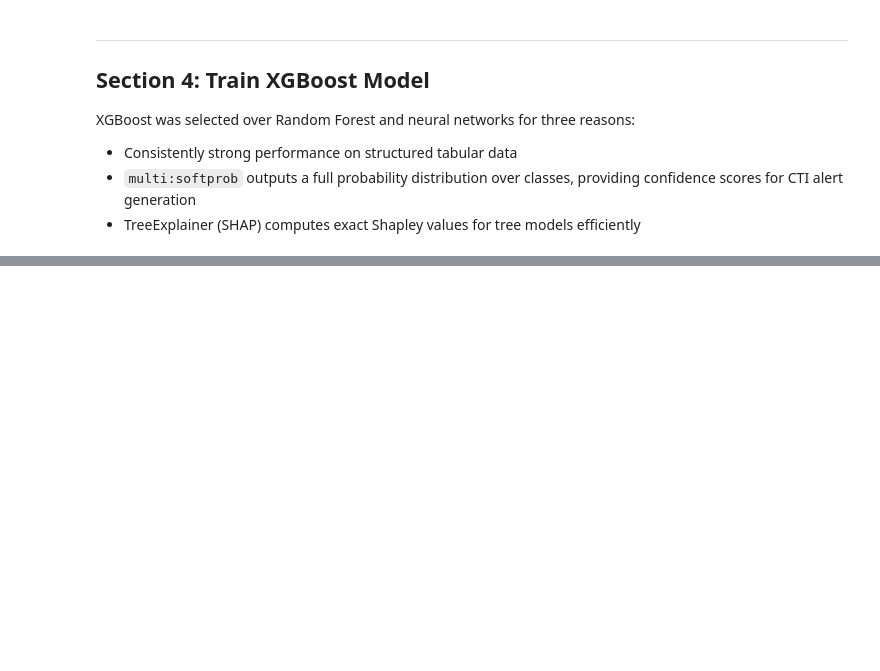
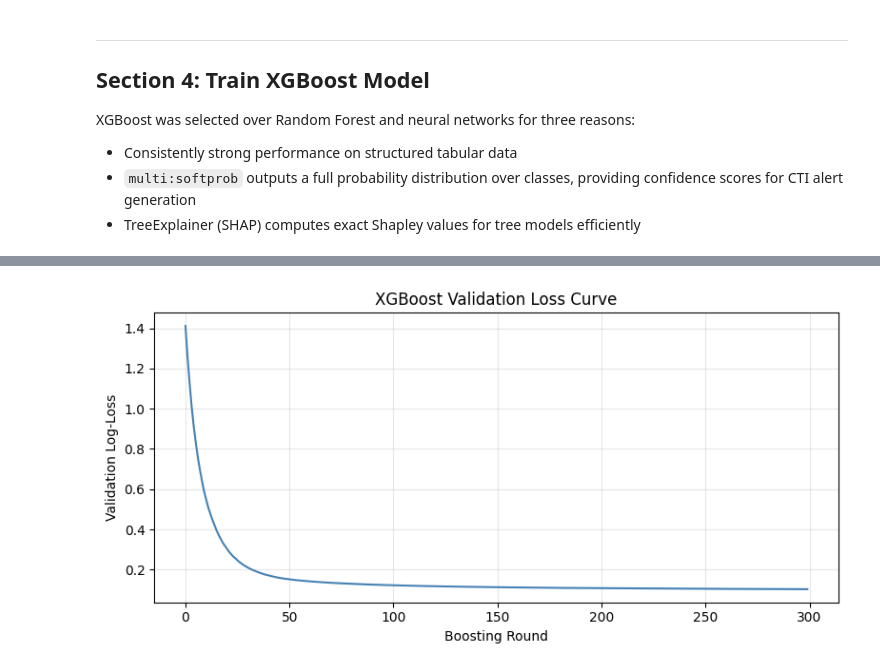
Before and after one commit to chira99/5g-oran-cti-code-exercise, a Jupyter notebook: notebooks/5g_oran_cti_pipeline.ipynb, the cells around one changed output, grey strips where cells are left out. Cells and saved outputs as stored; diff of their text form; code cells hidden in the pictures; blank space fills up the shorter version.

Commit message:
XGBoost multi-class training on Colab T4 GPU

```diff
--- a/notebooks/5g_oran_cti_pipeline.ipynb
+++ b/notebooks/5g_oran_cti_pipeline.ipynb
@@ -505,0 +552,17 @@ XGBoost was selected over Random Forest and neural networks for three reasons:
+# %%
+# Validation loss curve — confirms convergence at 300 estimators
+results = model.evals_result()
+loss = results['validation_0']['mlogloss']
+
+fig, ax = plt.subplots(figsize=(8, 4))
+ax.plot(loss, color='steelblue', linewidth=1.5)
+ax.set_xlabel('Boosting Round')
+ax.set_ylabel('Validation Log-Loss')
+ax.set_title('XGBoost Validation Loss Curve')
+ax.grid(True, alpha=0.3)
+plt.tight_layout()
+plt.savefig('/content/drive/MyDrive/CTI/xgb_loss_curve.png', dpi=150, bbox_inches='tight')
+plt.show()
+print(f'Final log-loss: {loss[-1]:.5f}')
+# %% [output]
+[figure, added]
```
Also changed, not shown: parts of 4 cells of this notebook.
